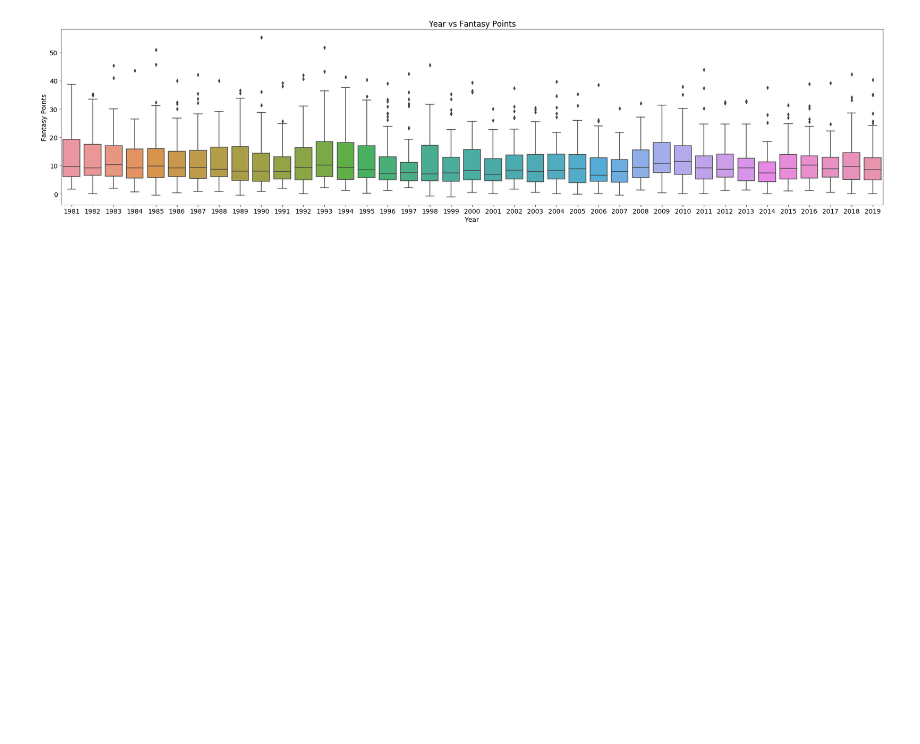
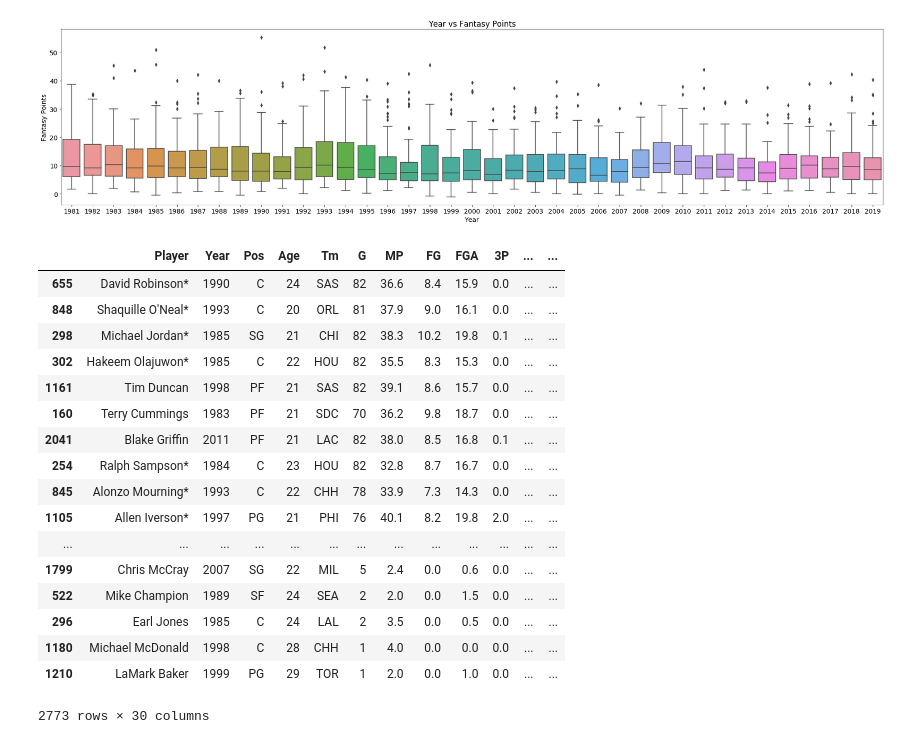
Before and after one commit to SidTheKid007/NBARookieAnalysis, a Jupyter notebook: College and Rookie Trends.ipynb, the cells around one changed output. Cells and saved outputs as stored; diff of their text form; code cells hidden in the pictures; blank space fills up the shorter version.

```diff
--- a/College and Rookie Trends.ipynb
+++ b/College and Rookie Trends.ipynb
@@ -212,3 +205,24 @@ plt.ylabel('Fantasy Points')
 plt.show()
 # %% [output]
 [figure]
+# %%
+df2.sort_values('Value', ascending=False)
+# %% [output]
+|  | Player | Year | Pos | Age | Tm | G | MP | FG | FGA | 3P | ... | ... |
+| 655 | David Robinson* | 1990 | C | 24 | SAS | 82 | 36.6 | 8.4 | 15.9 | 0.0 | ... | ... |
+| 848 | Shaquille O'Neal* | 1993 | C | 20 | ORL | 81 | 37.9 | 9.0 | 16.1 | 0.0 | ... | ... |
+| 298 | Michael Jordan* | 1985 | SG | 21 | CHI | 82 | 38.3 | 10.2 | 19.8 | 0.1 | ... | ... |
+| 302 | Hakeem Olajuwon* | 1985 | C | 22 | HOU | 82 | 35.5 | 8.3 | 15.3 | 0.0 | ... | ... |
+| 1161 | Tim Duncan | 1998 | PF | 21 | SAS | 82 | 39.1 | 8.6 | 15.7 | 0.0 | ... | ... |
+| 160 | Terry Cummings | 1983 | PF | 21 | SDC | 70 | 36.2 | 9.8 | 18.7 | 0.0 | ... | ... |
+| 2041 | Blake Griffin | 2011 | PF | 21 | LAC | 82 | 38.0 | 8.5 | 16.8 | 0.1 | ... | ... |
+| 254 | Ralph Sampson* | 1984 | C | 23 | HOU | 82 | 32.8 | 8.7 | 16.7 | 0.0 | ... | ... |
+| 845 | Alonzo Mourning* | 1993 | C | 22 | CHH | 78 | 33.9 | 7.3 | 14.3 | 0.0 | ... | ... |
+| 1105 | Allen Iverson* | 1997 | PG | 21 | PHI | 76 | 40.1 | 8.2 | 19.8 | 2.0 | ... | ... |
+| ... | ... | ... | ... | ... | ... | ... | ... | ... | ... | ... | ... | ... |
+| 1799 | Chris McCray | 2007 | SG | 22 | MIL | 5 | 2.4 | 0.0 | 0.6 | 0.0 | ... | ... |
+| 522 | Mike Champion | 1989 | SF | 24 | SEA | 2 | 2.0 | 0.0 | 1.5 | 0.0 | ... | ... |
+| 296 | Earl Jones | 1985 | C | 24 | LAL | 2 | 3.5 | 0.0 | 0.5 | 0.0 | ... | ... |
+| 1180 | Michael McDonald | 1998 | C | 28 | CHH | 1 | 4.0 | 0.0 | 0.0 | 0.0 | ... | ... |
+| 1210 | LaMark Baker | 1999 | PG | 29 | TOR | 1 | 2.0 | 0.0 | 1.0 | 0.0 | ... | ... |
+2773 rows × 30 columns
```
Also changed, not shown: parts of 2 cells of this notebook.
